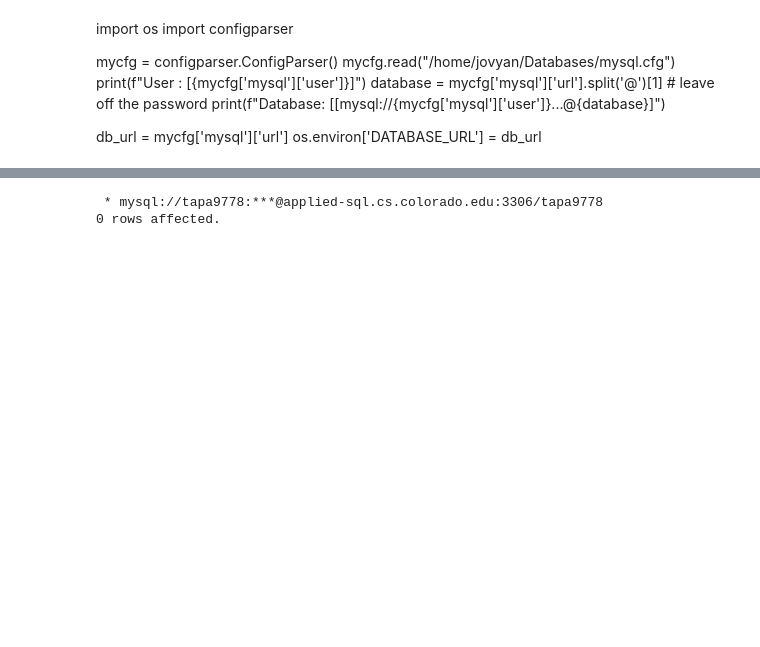
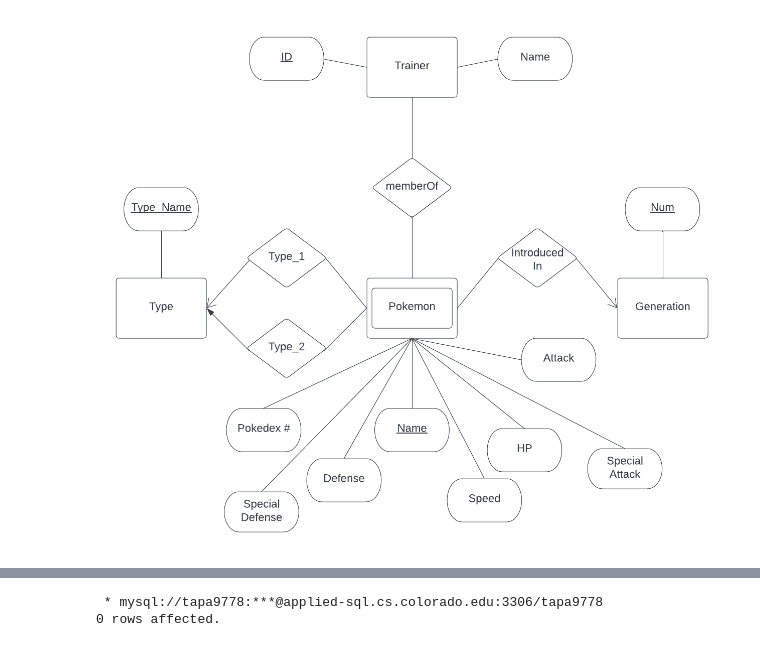
Before and after one commit to kiscagi/PokemonDB_Project, a Jupyter notebook: Project.ipynb, the cells around one changed output, grey strips where cells are left out. Drawn from its saved outputs; the diff is of its cells as text; code cells hidden in the pictures; blank space fills up the shorter version.

```diff
--- a/Project.ipynb
+++ b/Project.ipynb
@@ -1,3 +57,8 @@
+# %%
+from IPython.display import Image
+Image(filename='Project_ER.png')
+# %% [output]
+[figure, added]
 # %%
 import zipfile
 import pandas as pd
@@ -9,16 +69,4 @@ import ipywidgets as widgets
 import random
-# %% [markdown]
-import os
-import configparser
-
-mycfg = configparser.ConfigParser()
-mycfg.read("/home/jovyan/Databases/mysql.cfg")
-print(f"User    : [{mycfg['mysql']['user']}]")
-database = mycfg['mysql']['url'].split('@')[1]  # leave off the password
-print(f"Database: [[mysql://{mycfg['mysql']['user']}...@{database}]")
-
-db_url = mycfg['mysql']['url']
-os.environ['DATABASE_URL'] = db_url
 # %%
 mysqlcfg = configparser.ConfigParser()
 mysqlcfg.read("/home/jovyan/Databases/mysql.cfg")
```
Also changed, not shown: parts of 44 cells of this notebook, 2 other files.
